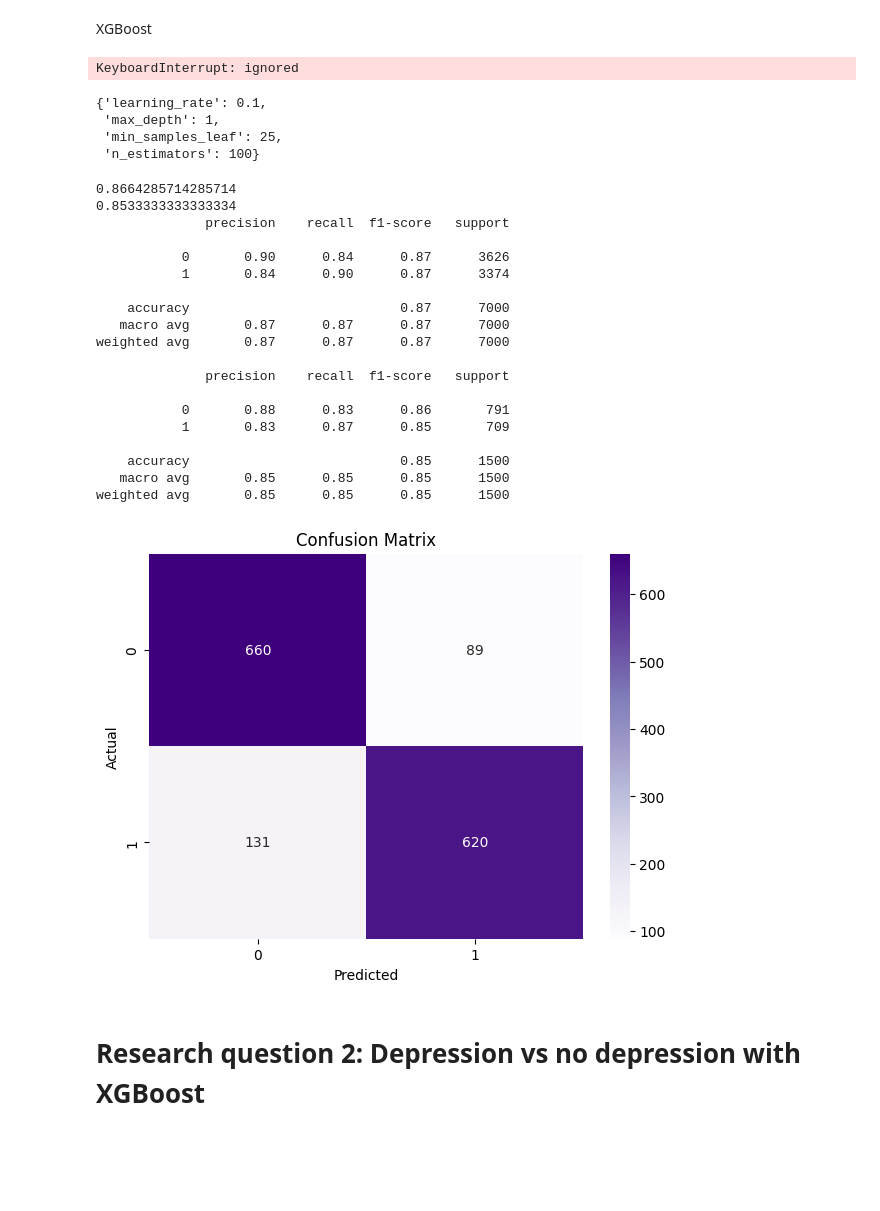
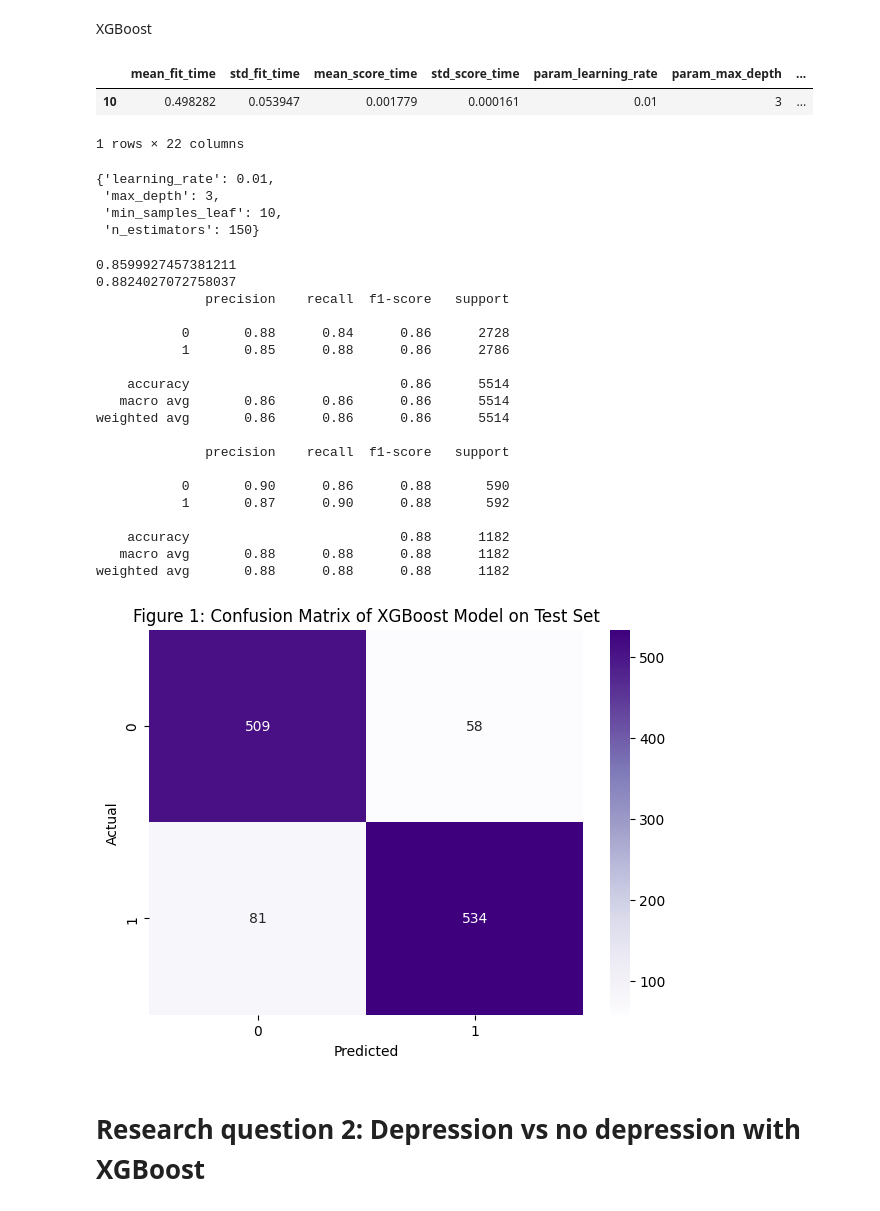
Before and after one commit to Yutong-Lu/A-Machine-Learning-Approach-for-Diabetes-Prediction-in-the-Canadian-Population, a Jupyter notebook: Updated_FINAL.ipynb, the cells around one changed output. Saved outputs shown, nothing was run; the diff lists cells and outputs as text; code cells hidden in the pictures; blank space fills up the shorter version.

```diff
--- a/Updated_FINAL.ipynb
+++ b/Updated_FINAL.ipynb
@@ -867,11 +867,12 @@ The number of observations in the training set with diabetes is 3615
 The number of observations in the training set without diabetes is 3385
 # %%
 # Define hyperparameters grid
-param_grid = {'n_estimators': [50, 100, 150],
-              'max_features': ['auto', 'sqrt', 'log2'],
-              'max_depth': [None, 10, 20, 30],
-              'min_samples_split': [2, 5, 10],
-              'min_samples_leaf': [1, 2, 4] }
+param_grid = {'n_estimators': [100, 150, 200],
+              'max_features': ['sqrt', 'log2'],
+              'max_depth': [10, 20, 30],
+              'min_samples_split': [10, 15, 20],
+              'min_samples_leaf': [10, 15, 20] }
+
 
 # Initialize Random Forest classifier
 clf = RandomForestClassifier(oob_score=True, random_state=42)
@@ -961,10 +965,10 @@ model = GradientBoostingClassifier(n_estimators=100, learning_rate=1.0, max_dept
 
 # Defining the hyperparameters to be tuned using GridSearchCV
 param_dist = {
-    "n_estimators" : [100, 200],
+    "n_estimators" : [100, 150, 200],
     "max_depth" : [1, 3, 5],
-    "min_samples_leaf" : [25, 50],
-    "learning_rate" : [.1,  .2]
+    "min_samples_leaf" : [10, 15, 20],
+    "learning_rate" : [0.01, 0.05, 0.1]
 }
 
 # Using StratifiedKFold for cross-validation, ensuring each fold has the same proportion of observations with each target value
@@ -982,14 +986,16 @@ random_search.fit(X_val_filled_mice, y_val)
 results = pd.DataFrame(random_search.cv_results_)
 results[results['rank_test_score'] == 1]
 # %% [output]
+|  | mean_fit_time | std_fit_time | mean_score_time | std_score_time | param_learning_rate | param_max_depth | ... |
+| 10 | 0.498282 | 0.053947 | 0.001779 | 0.000161 | 0.01 | 3 | ... |
-KeyboardInterrupt: ignored
+1 rows × 22 columns
 # %%
 random_search.best_params_
 # %% [output]
-{'learning_rate': 0.1,
- 'max_depth': 1,
- 'min_samples_leaf': 25,
- 'n_estimators': 100}
+{'learning_rate': 0.01,
+ 'max_depth': 3,
+ 'min_samples_leaf': 10,
+ 'n_estimators': 150}
 # %%
 # Updating the model's parameters with the best ones found from GridSearchCV
 model = model.set_params(**random_search.best_params_)
@@ -1008,39 +1014,39 @@ print(accuracy_score(y_test, y_pred_test))
 print(classification_report(y_pred_train, y_train))
 print(classification_report(y_pred_test, y_test))
 # %% [output]
-0.8664285714285714
-0.8533333333333334
+0.8599927457381211
+0.8824027072758037
               precision    recall  f1-score   support
 
-           0       0.90      0.84      0.87      3626
-           1       0.84      0.90      0.87      3374
+           0       0.88      0.84      0.86      2728
+           1       0.85      0.88      0.86      2786
 
-    accuracy                           0.87      7000
-   macro avg       0.87      0.87      0.87      7000
-weighted avg       0.87      0.87      0.87      7000
+    accuracy                           0.86      5514
+   macro avg       0.86      0.86      0.86      5514
+weighted avg       0.86      0.86      0.86      5514
 
               precision    recall  f1-score   support
 
-           0       0.88      0.83      0.86       791
-           1       0.83      0.87      0.85       709
+           0       0.90      0.86      0.88       590
+           1       0.87      0.90      0.88       592
 
-    accuracy                           0.85      1500
-   macro avg       0.85      0.85      0.85      1500
-weighted avg       0.85      0.85      0.85      1500
+    accuracy                           0.88      1182
+   macro avg       0.88      0.88      0.88      1182
+weighted avg       0.88      0.88      0.88      1182
 # %%
 # Get unique classes
 classes = df['DIABETES'].unique()
 
 # Plotting the confusion matrix
 plt.figure(figsize=(7,5))
 sns.heatmap(confusion_matrix(y_test, y_pred_test),
             cmap='Purples', annot=True, fmt='g', xticklabels=classes, yticklabels=classes)
 plt.xlabel('Predicted')
 plt.ylabel('Actual')
-plt.title('Confusion Matrix')
+plt.title('Figure 1: Confusion Matrix of XGBoost Model on Test Set')
 plt.show()
 # %% [output]
-[figure, old version]
+[figure, new version]
 # %% [markdown]
 # Research question 2: Depression vs no depression with XGBoost
 # %%
```
Also changed, not shown: parts of 8 cells of this notebook.
